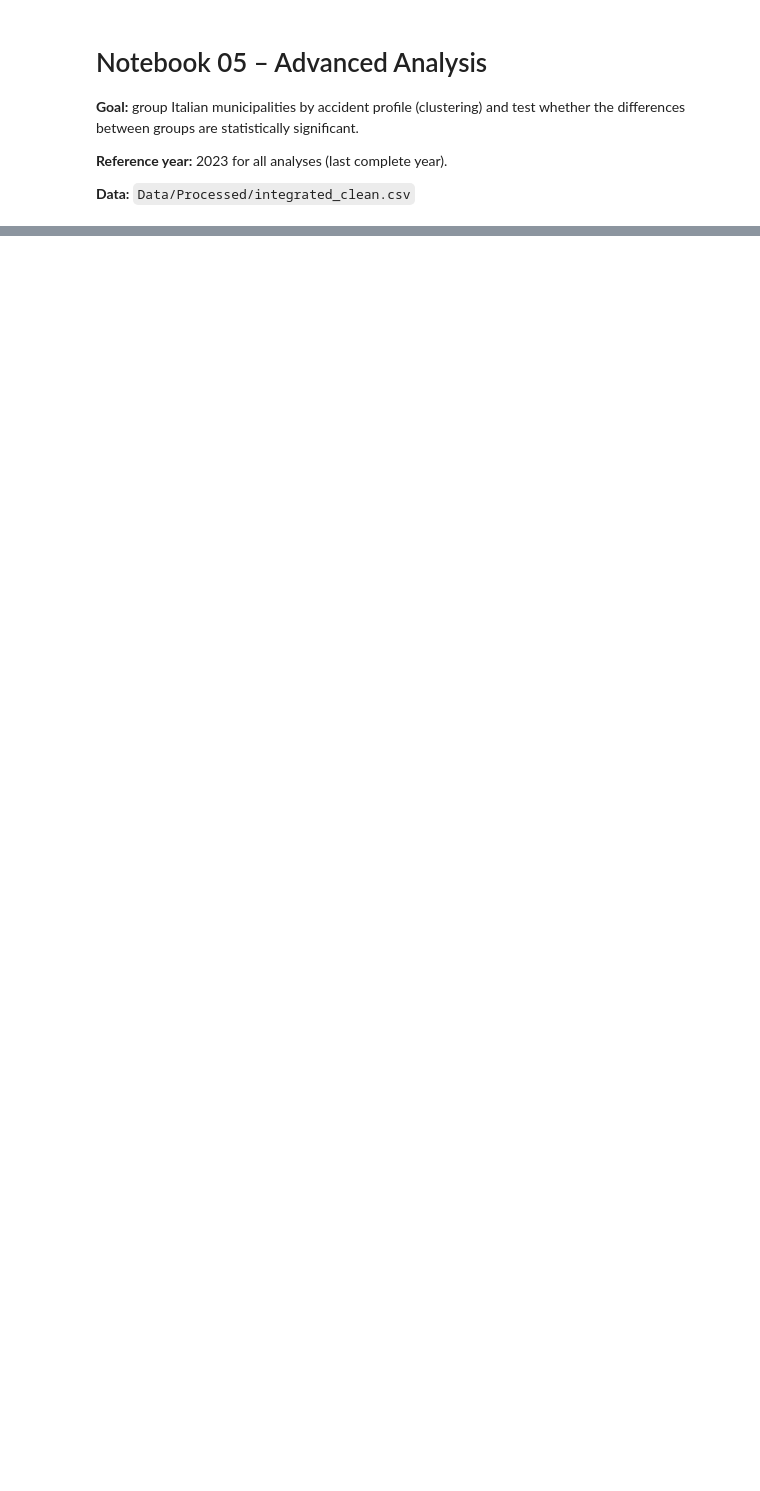
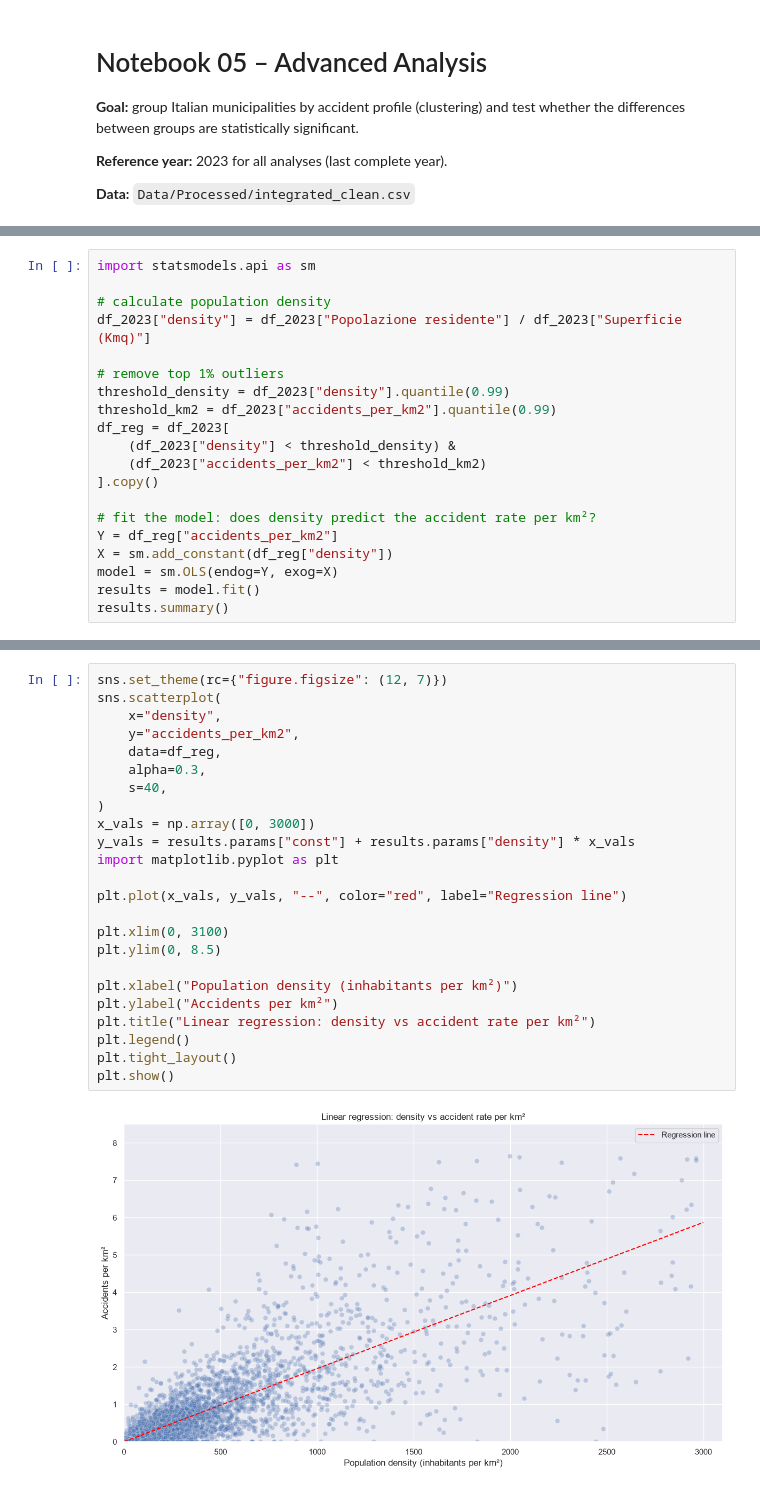
Before and after one commit to martinafurian/istat-accidents-analysis, a Jupyter notebook: 05_advanced_analysis.ipynb, the cells around one changed output, grey strips where cells are left out. Saved outputs shown, nothing was run; the diff lists cells and outputs as text; blank space fills up the shorter version.

```diff
--- a/05_advanced_analysis.ipynb
+++ b/05_advanced_analysis.ipynb
@@ -28,0 +146,20 @@ ImportError: DLL load failed while importing messagestream: An Application Contr
+# %%
+import statsmodels.api as sm
+
+# calculate population density
+df_2023["density"] = df_2023["Popolazione residente"] / df_2023["Superficie (Kmq)"]
+
+# remove top 1% outliers
+threshold_density = df_2023["density"].quantile(0.99)
+threshold_km2 = df_2023["accidents_per_km2"].quantile(0.99)
+df_reg = df_2023[
+    (df_2023["density"] < threshold_density) &
+    (df_2023["accidents_per_km2"] < threshold_km2)
+].copy()
+
+# fit the model: does density predict the accident rate per km²?
+Y = df_reg["accidents_per_km2"]
+X = sm.add_constant(df_reg["density"])
+model = sm.OLS(endog=Y, exog=X)
+results = model.fit()
+results.summary()
@@ -28,0 +186,26 @@ ImportError: DLL load failed while importing messagestream: An Application Contr
+# %%
+sns.set_theme(rc={"figure.figsize": (12, 7)})
+sns.scatterplot(
+    x="density",
+    y="accidents_per_km2",
+    data=df_reg,
+    alpha=0.3,
+    s=40,
+)
+x_vals = np.array([0, 3000])
+y_vals = results.params["const"] + results.params["density"] * x_vals
+import matplotlib.pyplot as plt
+
+plt.plot(x_vals, y_vals, "--", color="red", label="Regression line")
+
+plt.xlim(0, 3100)
+plt.ylim(0, 8.5)
+
+plt.xlabel("Population density (inhabitants per km²)")
+plt.ylabel("Accidents per km²")
+plt.title("Linear regression: density vs accident rate per km²")
+plt.legend()
+plt.tight_layout()
+plt.show()
+# %% [output]
+[figure, added]
```
Also changed, not shown: parts of 13 cells of this notebook.
